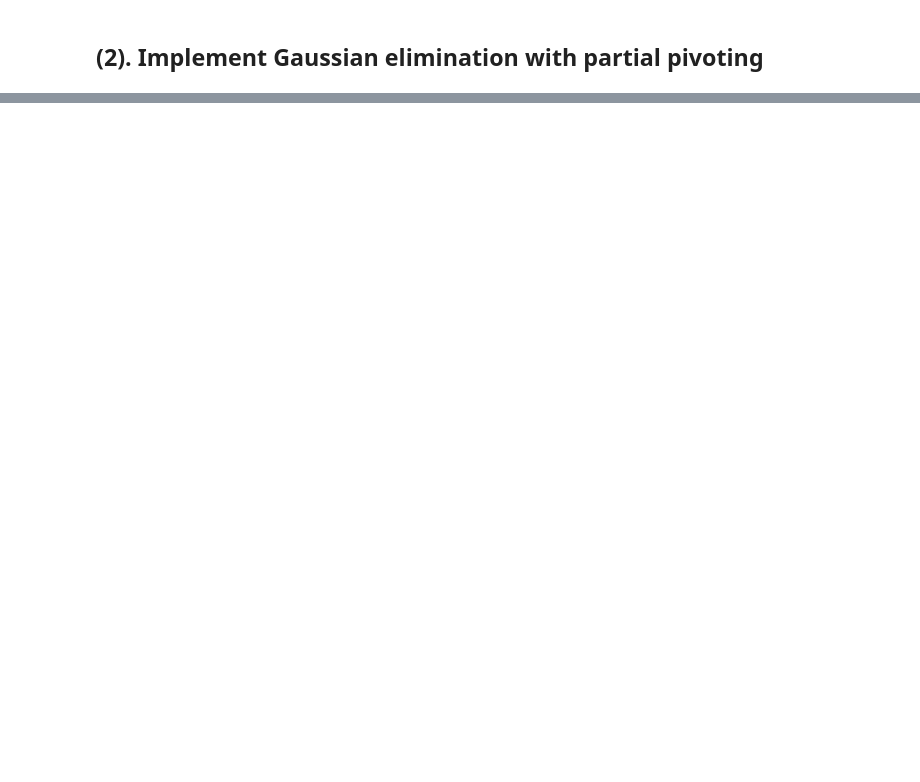
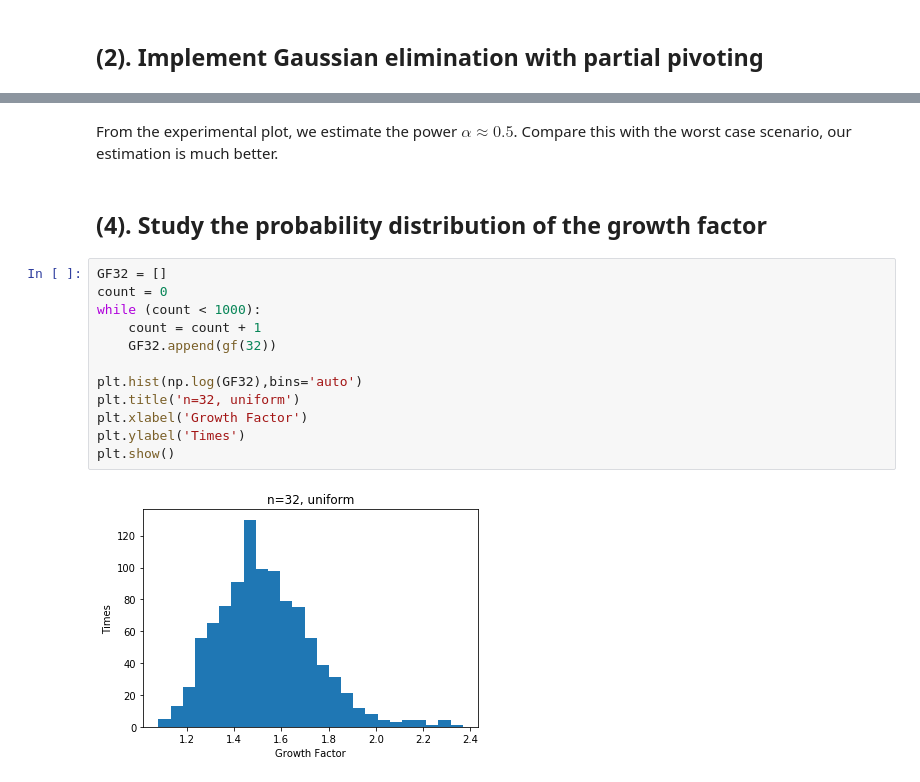
Before and after one commit to ShenshunYao/Math387-Numerical-analysis-Lab-assignment, a Jupyter notebook: Math387 Lab Assignment 2.ipynb, the cells around one changed output, grey strips where cells are left out. Cells and saved outputs as stored; diff of their text form; blank space fills up the shorter version.

```diff
--- a/Math387 Lab Assignment 2.ipynb
+++ b/Math387 Lab Assignment 2.ipynb
@@ -98,0 +90,18 @@ if __name__ == "__main__":
+# %% [markdown]
+From the experimental plot, we estimate the power $\alpha \approx 0.5$. Compare this with the worst case scenario, our estimation is much better.
+# %% [markdown]
+## (4). Study the probability distribution of the growth factor
+# %%
+GF32 = []
+count = 0
+while (count < 1000):
+    count = count + 1
+    GF32.append(gf(32))
+
+plt.hist(np.log(GF32),bins='auto')
+plt.title('n=32, uniform')
+plt.xlabel('Growth Factor')
+plt.ylabel('Times')
+plt.show()
+# %% [output]
+[figure, added]
```
Also changed, not shown: parts of 22 cells of this notebook.
